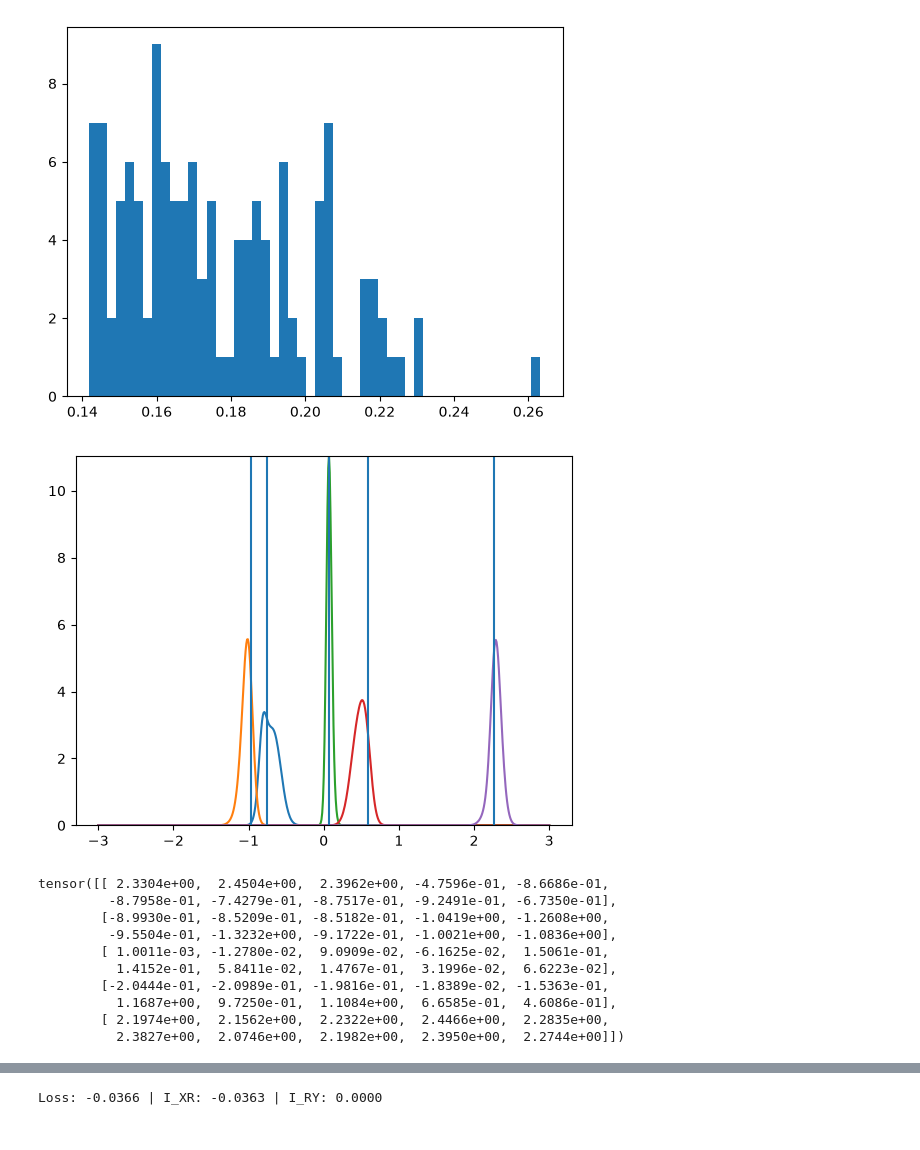
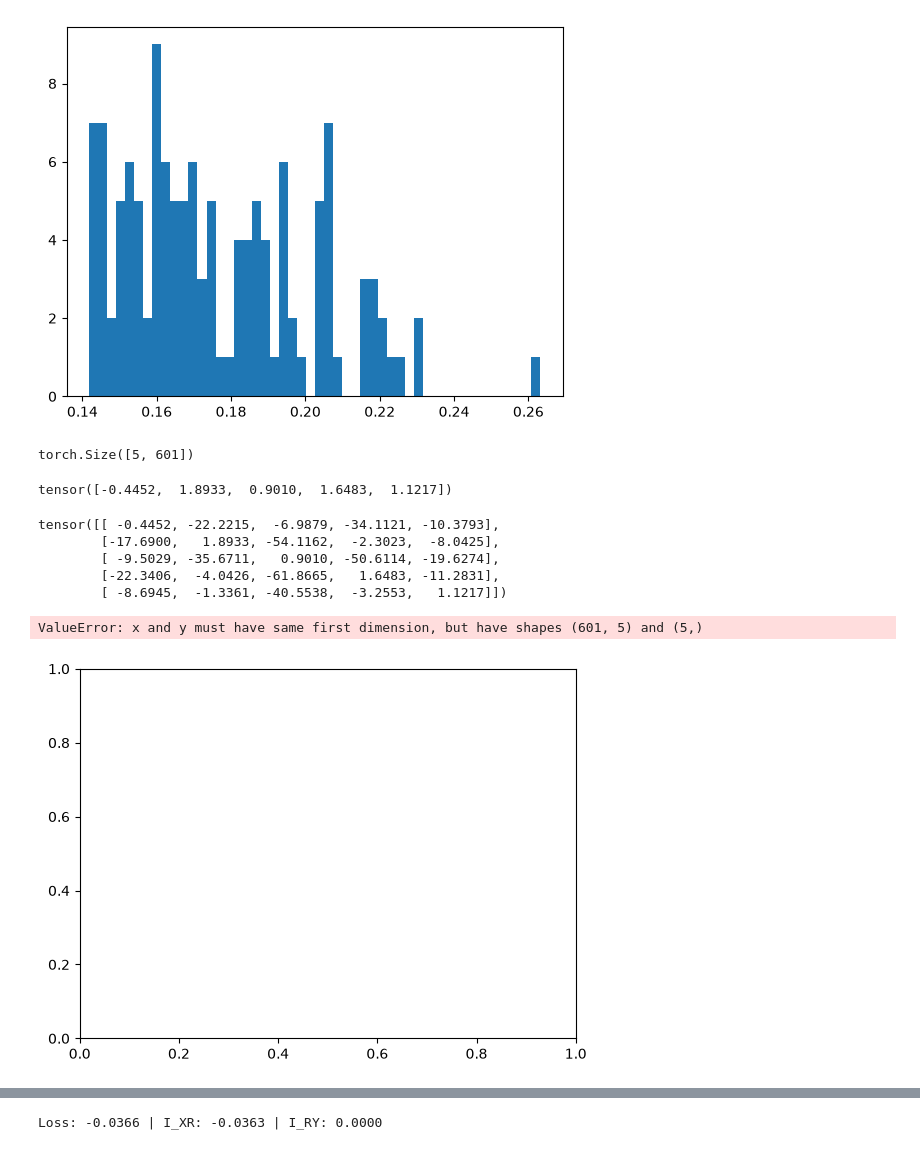
Before and after one commit to jacobaparker/behavioral_data_reanalyses_IB, a Jupyter notebook: Tavoni_Complexity/continuous_IB.ipynb, the cells around one changed output, grey strips where cells are left out. Cells and saved outputs as stored; diff of their text form; code cells hidden in the pictures.

```diff
--- a/Tavoni_Complexity/continuous_IB.ipynb
+++ b/Tavoni_Complexity/continuous_IB.ipynb
@@ -1565,11 +1597,11 @@ def f_source_g_observations(source_values, observation_array,observation_var=tor
 # %%
-observation_sd=torch.tensor(0.1)
+observation_sd=torch.tensor(0.2)
 source_mean=torch.tensor(0.0)
 source_sd=torch.tensor(1.0)
 observation_var=observation_sd**2
 source_var=source_sd**2
 hazard_rate=torch.tensor(0.1)
-T=10
+T=100
 B=5
 
 observation_array, source_array = gaussian_change_point_process(
@@ -1590,0 +1623,4 @@ f_ygx = f_source_g_observations(y, observation_array,observation_var=observation
+# %%
+log_f_ygx.shape
+# %% [output]
+torch.Size([5, 601])
@@ -1591,22 +1629,24 @@ f_ygx = f_source_g_observations(y, observation_array,observation_var=observation
+# %%
+log_f_ygx
+# %% [output]
+tensor([-0.4452,  1.8933,  0.9010,  1.6483,  1.1217])
+# %%
+log_f_ygx = log_f_source_g_observations(source_array[:,-1], observation_array,observation_var=observation_sd**2,source_mean=source_mean,source_var=source_sd**2,hazard_rate=hazard_rate)
+# %%
+log_f_ygx
+# %% [output]
+tensor([[ -0.4452, -22.2215,  -6.9879, -34.1121, -10.3793],
+        [-17.6900,   1.8933, -54.1162,  -2.3023,  -8.0425],
+        [ -9.5029, -35.6711,   0.9010, -50.6114, -19.6274],
+        [-22.3406,  -4.0426, -61.8665,   1.6483, -11.2831],
+        [ -8.6945,  -1.3361, -40.5538,  -3.2553,   1.1217]])
 # %%
 cmap = plt.get_cmap("tab10")
-plt.plot(y.repeat(f_ygx.shape[0],1).T, f_ygx.T)
-ylim = [0, f_ygx.max().item()]
+plt.plot(y.repeat(log_f_ygx.shape[0],1).T, torch.exp(log_f_ygx).T)
+ylim = [0, torch.exp(log_f_ygx).max().item()]
 plt.vlines(source_array[:,-1],0,ylim[1])
 plt.ylim(ylim)
 plt.show()
 # %% [output]
+ValueError: x and y must have same first dimension, but have shapes (601, 5) and (5,)
-[figure, old version]
+[figure, new version]
-# %%
-observation_array
-# %% [output]
-tensor([[ 2.3304e+00,  2.4504e+00,  2.3962e+00, -4.7596e-01, -8.6686e-01,
-         -8.7958e-01, -7.4279e-01, -8.7517e-01, -9.2491e-01, -6.7350e-01],
-        [-8.9930e-01, -8.5209e-01, -8.5182e-01, -1.0419e+00, -1.2608e+00,
-         -9.5504e-01, -1.3232e+00, -9.1722e-01, -1.0021e+00, -1.0836e+00],
-        [ 1.0011e-03, -1.2780e-02,  9.0909e-02, -6.1625e-02,  1.5061e-01,
-          1.4152e-01,  5.8411e-02,  1.4767e-01,  3.1996e-02,  6.6223e-02],
-        [-2.0444e-01, -2.0989e-01, -1.9816e-01, -1.8389e-02, -1.5363e-01,
-          1.1687e+00,  9.7250e-01,  1.1084e+00,  6.6585e-01,  4.6086e-01],
-        [ 2.1974e+00,  2.1562e+00,  2.2322e+00,  2.4466e+00,  2.2835e+00,
-          2.3827e+00,  2.0746e+00,  2.1982e+00,  2.3950e+00,  2.2744e+00]])
```
Also changed, not shown: parts of 38 cells of this notebook.
